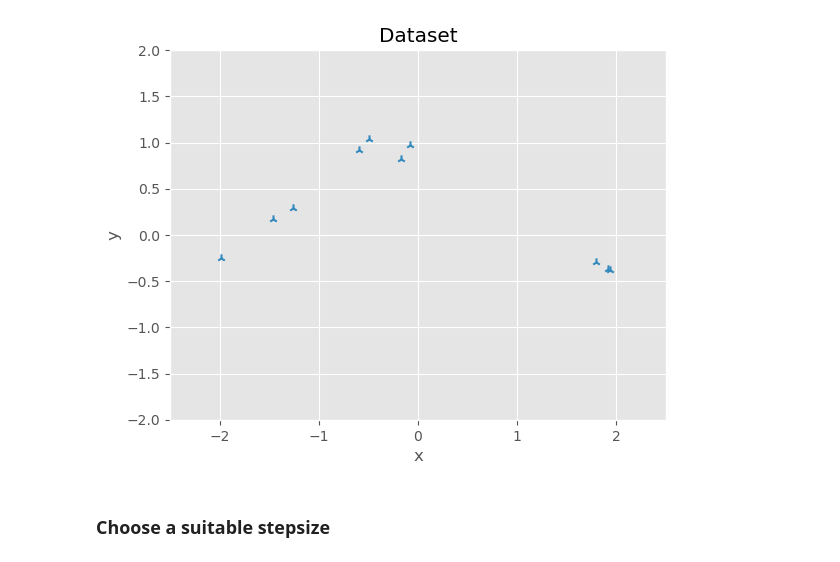
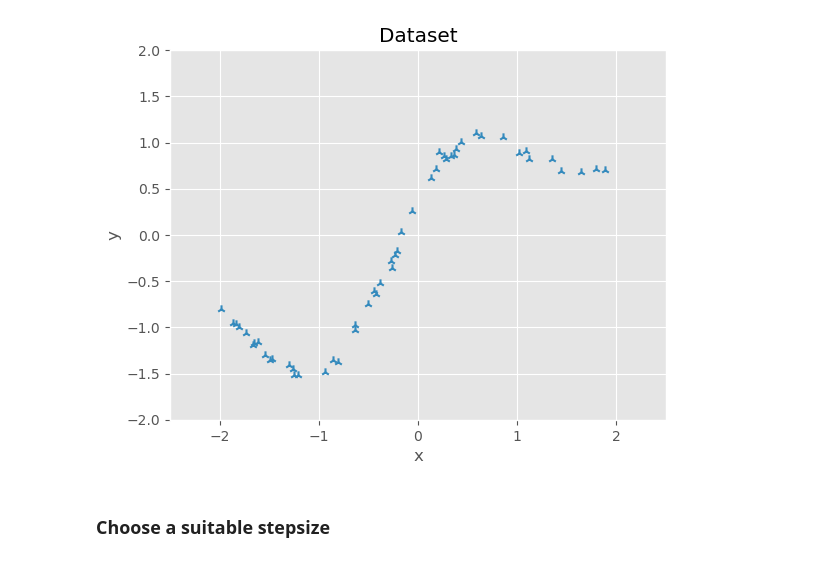
Before and after one commit to Sheev13/tiny-neural-nets, a Jupyter notebook: notebooks/Langevin_playground.ipynb, the cells around one changed output. Saved outputs shown, nothing was run; the diff lists cells and outputs as text; code cells hidden in the pictures.

```diff
--- a/notebooks/Langevin_playground.ipynb
+++ b/notebooks/Langevin_playground.ipynb
@@ -21,16 +18,18 @@ The autoreload extension is already loaded. To reload it, use:
 # %%
-torch.manual_seed(49)
-x, y = generate_segp_dataset(input_lower=-2.0, input_upper=2.0, num_points=10, noise_level=0.1, lengthscale=1.0)
+torch.manual_seed(3)
+x, y = generate_segp_dataset(input_lower=-2.0, input_upper=2.0, num_points=50, noise_level=0.05, lengthscale=1.0)
+# torch.manual_seed(49)
+# x, y = generate_segp_dataset(input_lower=-2.0, input_upper=2.0, num_points=10, noise_level=0.1, lengthscale=1.0)
 
 plt.scatter(x, y, color='C1', marker='2')
 plt.ylim([-2.0, 2.0])
 plt.xlim([-2.5, 2.5])
 plt.grid(True)
 plt.title('Dataset')
 plt.xlabel('x')
 plt.ylabel('y')
 plt.show()
 # %% [output]
-[figure, old version]
+[figure, new version]
 # %% [markdown]
 ### Choose a suitable stepsize
```
Also changed, not shown: parts of 8 cells of this notebook, 6 other files.
